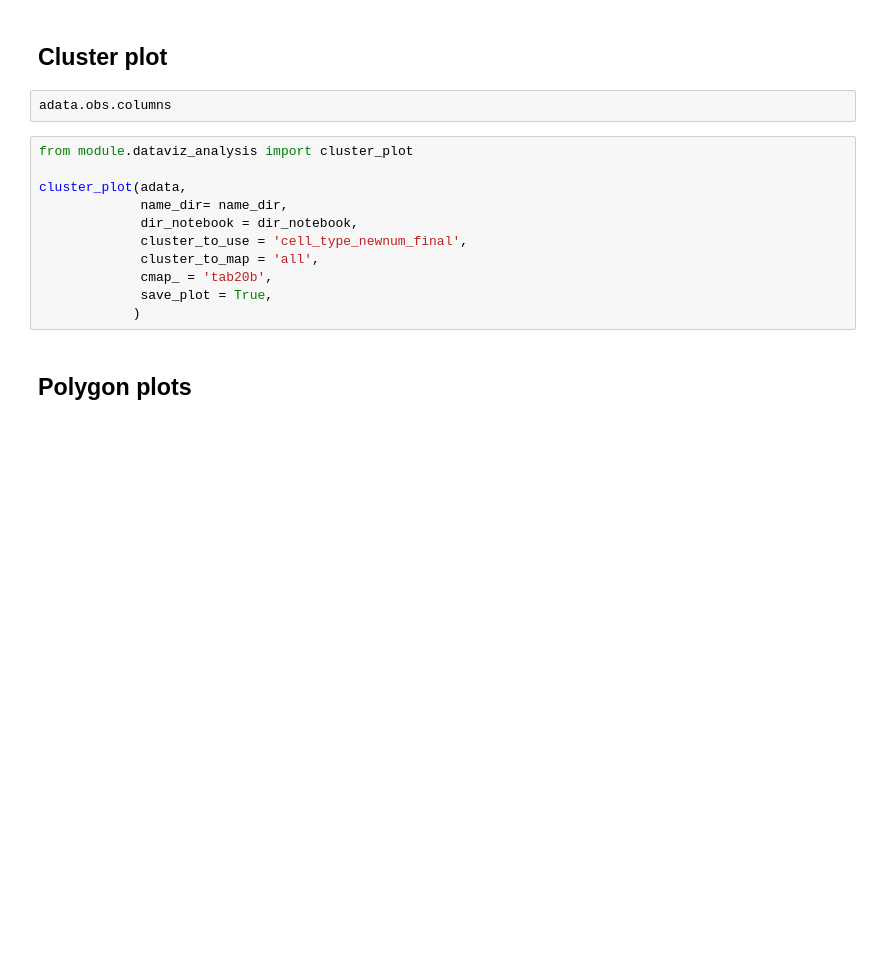
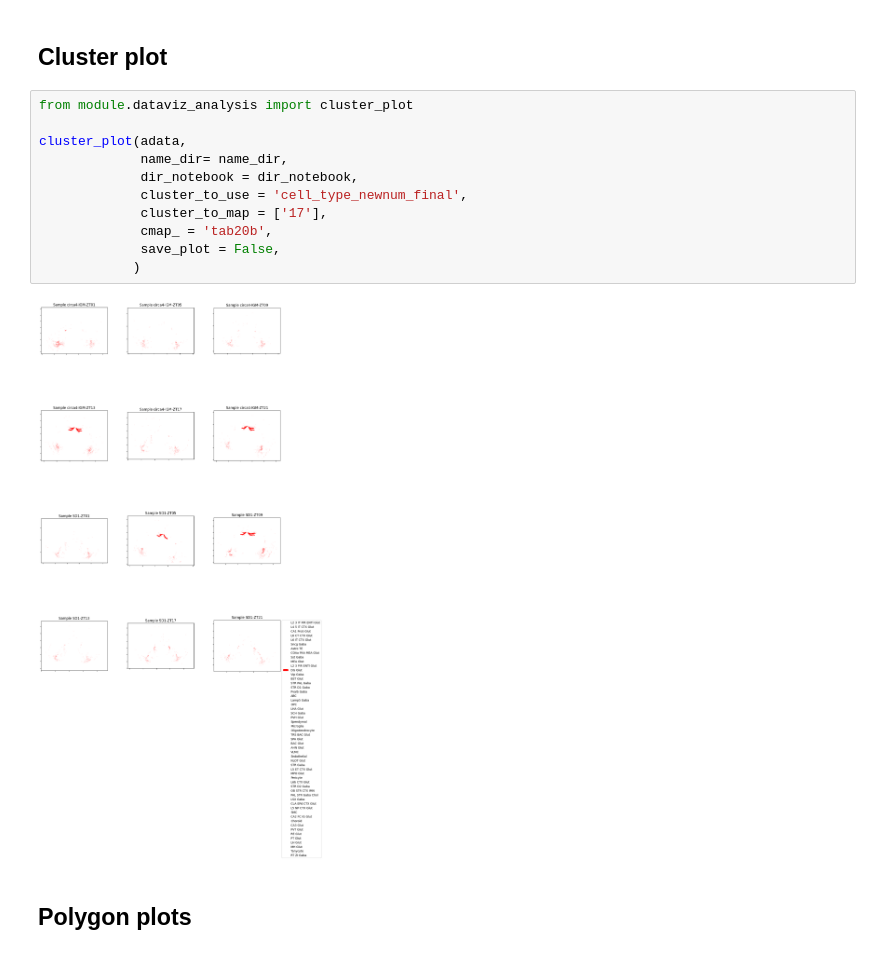
Before and after one commit to Carboneinerte/Pynda_ssc, a Jupyter notebook: v10C_Xenium_DataViz_Analysis.ipynb, the cells around one changed output. Saved outputs shown, nothing was run; the diff lists cells and outputs as text; blank space fills up the shorter version.

```diff
--- a/v10C_Xenium_DataViz_Analysis.ipynb
+++ b/v10C_Xenium_DataViz_Analysis.ipynb
@@ -258,19 +258,19 @@ plt.legend(markerscale=5, scatterpoints=10, bbox_to_anchor=(1.02, 1), loc='upper
 # ax.set_zlabel('Z Label')
 # %% [markdown]
 ## Cluster plot
-# %%
-adata.obs.columns
 # %%
 from module.dataviz_analysis import cluster_plot
 
 cluster_plot(adata,
              name_dir= name_dir,
              dir_notebook = dir_notebook,
              cluster_to_use = 'cell_type_newnum_final',
-             cluster_to_map = 'all',
+             cluster_to_map = ['17'],
              cmap_ = 'tab20b',
-             save_plot = True,
+             save_plot = False,
             )
+# %% [output]
+[figure, added]
 # %% [markdown]
 ## Polygon plots
 # %% [markdown]
```
Also changed, not shown: 2 other files.
